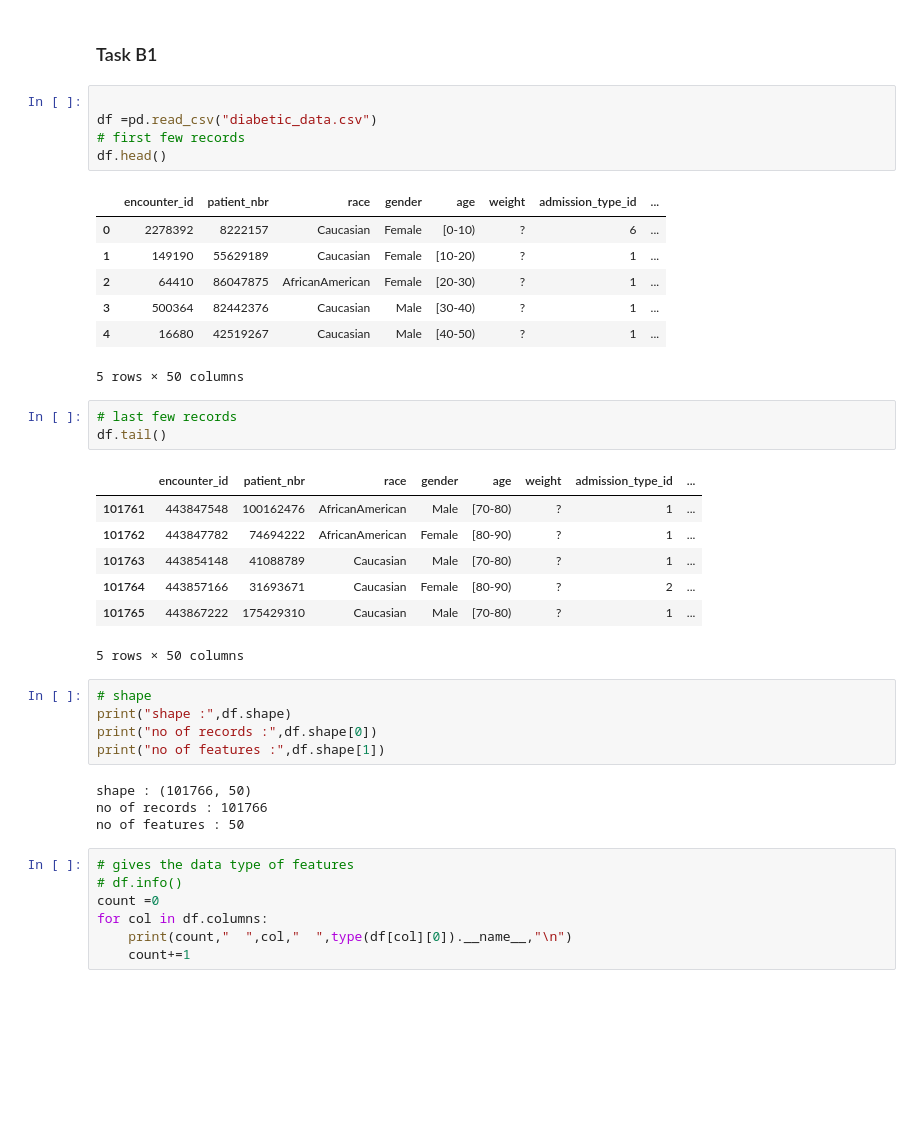
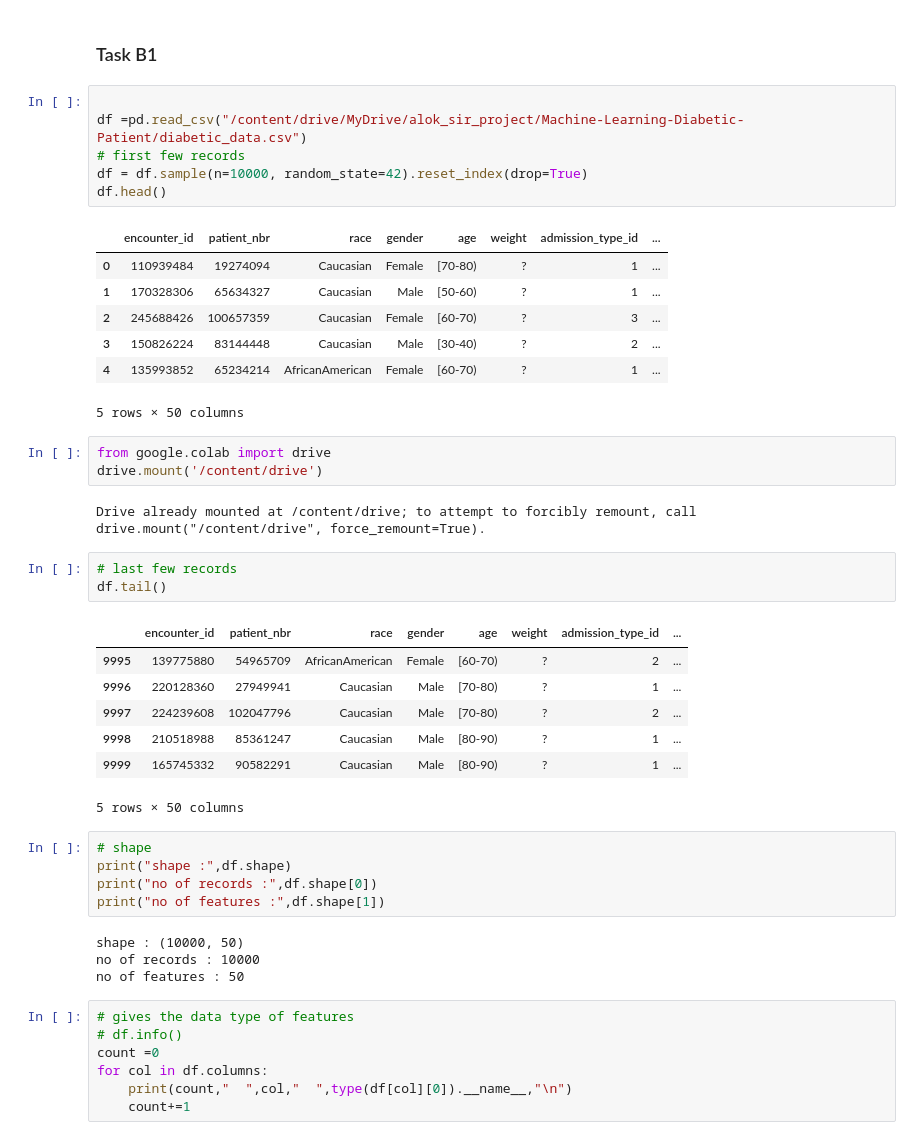
Before and after one commit to Shlokp2707/Machine-Learning-Diabetic-Patient, a Jupyter notebook: ml_project _alok.ipynb, the cells around one changed output. Saved outputs shown, nothing was run; the diff lists cells and outputs as text; blank space fills up the shorter version.

```diff
--- a/ml_project _alok.ipynb
+++ b/ml_project _alok.ipynb
@@ -8,27 +8,33 @@ import math
 ### Task B1
 # %%
 
-df =pd.read_csv("diabetic_data.csv")
+df =pd.read_csv("/content/drive/MyDrive/alok_sir_project/Machine-Learning-Diabetic-Patient/diabetic_data.csv")
 # first few records
+df = df.sample(n=10000, random_state=42).reset_index(drop=True)
 df.head()
 # %% [output]
 |  | encounter_id | patient_nbr | race | gender | age | weight | admission_type_id | ... |
-| 0 | 2278392 | 8222157 | Caucasian | Female | [0-10) | ? | 6 | ... |
-| 1 | 149190 | 55629189 | Caucasian | Female | [10-20) | ? | 1 | ... |
-| 2 | 64410 | 86047875 | AfricanAmerican | Female | [20-30) | ? | 1 | ... |
-| 3 | 500364 | 82442376 | Caucasian | Male | [30-40) | ? | 1 | ... |
-| 4 | 16680 | 42519267 | Caucasian | Male | [40-50) | ? | 1 | ... |
+| 0 | 110939484 | 19274094 | Caucasian | Female | [70-80) | ? | 1 | ... |
+| 1 | 170328306 | 65634327 | Caucasian | Male | [50-60) | ? | 1 | ... |
+| 2 | 245688426 | 100657359 | Caucasian | Female | [60-70) | ? | 3 | ... |
+| 3 | 150826224 | 83144448 | Caucasian | Male | [30-40) | ? | 2 | ... |
+| 4 | 135993852 | 65234214 | AfricanAmerican | Female | [60-70) | ? | 1 | ... |
 5 rows × 50 columns
+# %%
+from google.colab import drive
+drive.mount('/content/drive')
+# %% [output]
+Drive already mounted at /content/drive; to attempt to forcibly remount, call drive.mount("/content/drive", force_remount=True).
 # %%
 # last few records
 df.tail()
 # %% [output]
 |  | encounter_id | patient_nbr | race | gender | age | weight | admission_type_id | ... |
-| 101761 | 443847548 | 100162476 | AfricanAmerican | Male | [70-80) | ? | 1 | ... |
-| 101762 | 443847782 | 74694222 | AfricanAmerican | Female | [80-90) | ? | 1 | ... |
-| 101763 | 443854148 | 41088789 | Caucasian | Male | [70-80) | ? | 1 | ... |
-| 101764 | 443857166 | 31693671 | Caucasian | Female | [80-90) | ? | 2 | ... |
-| 101765 | 443867222 | 175429310 | Caucasian | Male | [70-80) | ? | 1 | ... |
+| 9995 | 139775880 | 54965709 | AfricanAmerican | Female | [60-70) | ? | 2 | ... |
+| 9996 | 220128360 | 27949941 | Caucasian | Male | [70-80) | ? | 1 | ... |
+| 9997 | 224239608 | 102047796 | Caucasian | Male | [70-80) | ? | 2 | ... |
+| 9998 | 210518988 | 85361247 | Caucasian | Male | [80-90) | ? | 1 | ... |
+| 9999 | 165745332 | 90582291 | Caucasian | Male | [80-90) | ? | 1 | ... |
 5 rows × 50 columns
 # %%
 # shape
@@ -36,8 +42,8 @@ print("shape :",df.shape)
 print("no of records :",df.shape[0])
 print("no of features :",df.shape[1])
 # %% [output]
-shape : (101766, 50)
-no of records : 101766
+shape : (10000, 50)
+no of records : 10000
 no of features : 50
 # %%
 # gives the data type of features
```
Also changed, not shown: parts of 27 cells of this notebook.
